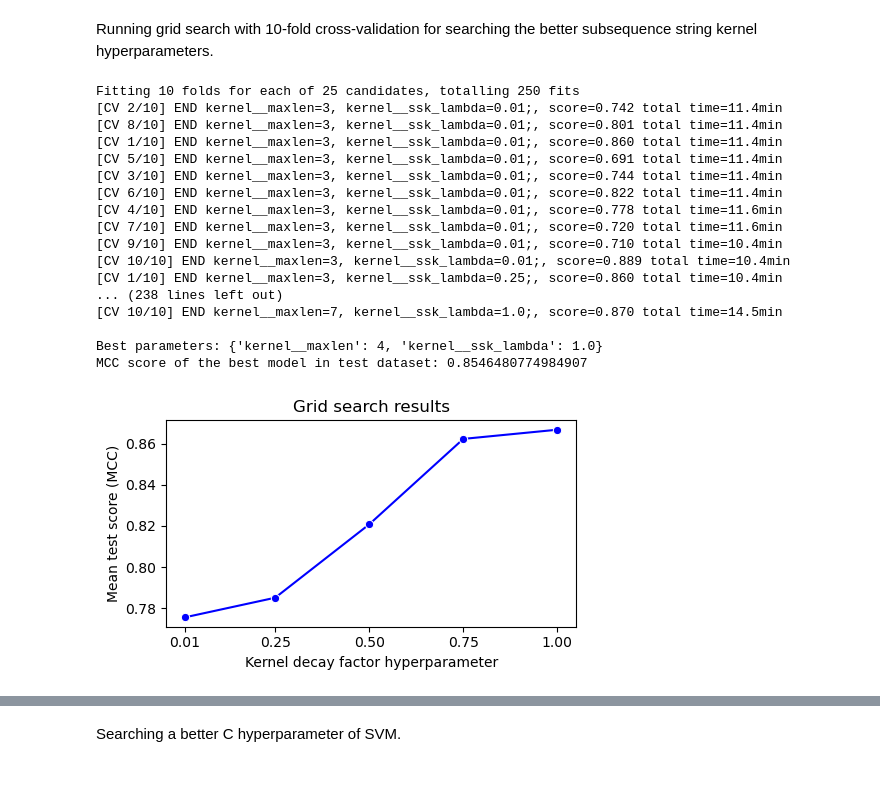
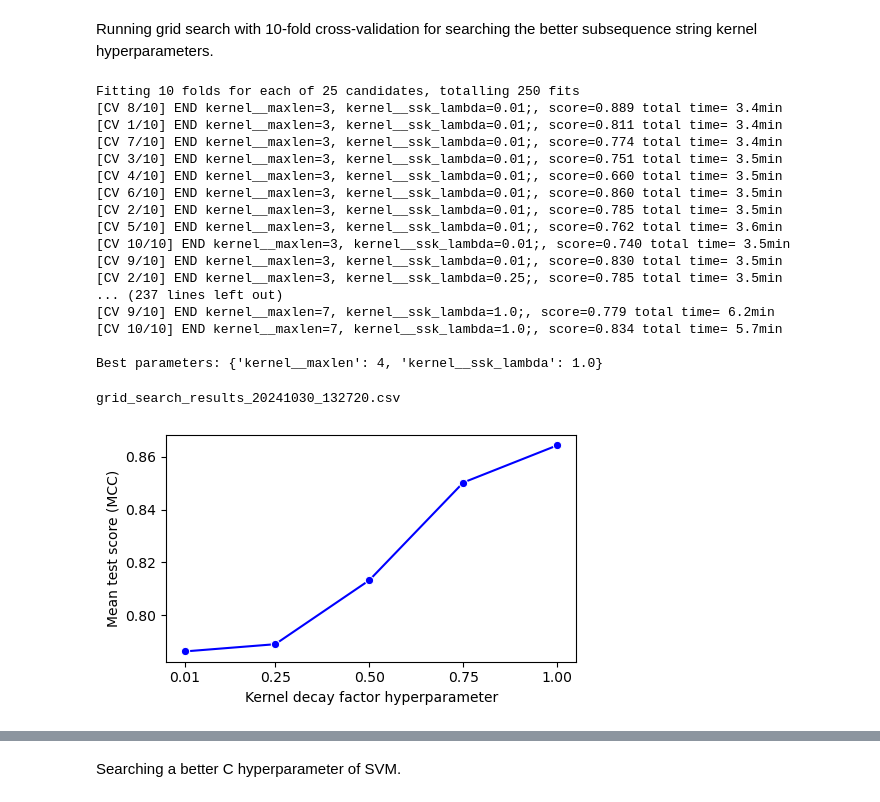
Before and after one commit to denilsonfbar/EPB-24, a Jupyter notebook: AMP_peptides_classification.ipynb, the cells around one changed output, grey strips where cells are left out. Saved outputs shown, nothing was run; the diff lists cells and outputs as text; code cells hidden in the pictures.

```diff
--- a/AMP_peptides_classification.ipynb
+++ b/AMP_peptides_classification.ipynb
@@ -217,23 +210,11 @@ grid_search = GridSearchCV(estimator=clf,
                            verbose=3)
 
 # fit the model to the training data
-grid_search.fit(X_train, y_train)
+grid_search.fit(X_train_sampled, y_train_sampled)
 
 # get the best parameters
 best_params = grid_search.best_params_
-
-# get the best trained model
-best_model = grid_search.best_estimator_
-
-# make predictions using the best model
-predictions = best_model.predict(X_test)
-
-# calculate MCC score
-MCC_score = matthews_corrcoef(y_test, predictions)
-
-# print the results
 print("\nBest parameters:", best_params)
-print("MCC score of the best model in test dataset:", MCC_score)
 
 # save all grid search results to a CSV file with current date and time
 current_time = datetime.now().strftime("%Y%m%d_%H%M%S")
@@ -242,36 +223,37 @@ results_df = pd.DataFrame(grid_search.cv_results_)
 results_df.to_csv(filename_grid_1, index=False)
 # %% [output]
 Fitting 10 folds for each of 25 candidates, totalling 250 fits
-[CV 2/10] END kernel__maxlen=3, kernel__ssk_lambda=0.01;, score=0.742 total time=11.4min
-[CV 8/10] END kernel__maxlen=3, kernel__ssk_lambda=0.01;, score=0.801 total time=11.4min
-[CV 1/10] END kernel__maxlen=3, kernel__ssk_lambda=0.01;, score=0.860 total time=11.4min
-[CV 5/10] END kernel__maxlen=3, kernel__ssk_lambda=0.01;, score=0.691 total time=11.4min
-[CV 3/10] END kernel__maxlen=3, kernel__ssk_lambda=0.01;, score=0.744 total time=11.4min
-[CV 6/10] END kernel__maxlen=3, kernel__ssk_lambda=0.01;, score=0.822 total time=11.4min
-[CV 4/10] END kernel__maxlen=3, kernel__ssk_lambda=0.01;, score=0.778 total time=11.6min
-[CV 7/10] END kernel__maxlen=3, kernel__ssk_lambda=0.01;, score=0.720 total time=11.6min
-[CV 9/10] END kernel__maxlen=3, kernel__ssk_lambda=0.01;, score=0.710 total time=10.4min
-[CV 10/10] END kernel__maxlen=3, kernel__ssk_lambda=0.01;, score=0.889 total time=10.4min
-[CV 1/10] END kernel__maxlen=3, kernel__ssk_lambda=0.25;, score=0.860 total time=10.4min
-... (238 lines left out)
-[CV 10/10] END kernel__maxlen=7, kernel__ssk_lambda=1.0;, score=0.870 total time=14.5min
+[CV 8/10] END kernel__maxlen=3, kernel__ssk_lambda=0.01;, score=0.889 total time= 3.4min
+[CV 1/10] END kernel__maxlen=3, kernel__ssk_lambda=0.01;, score=0.811 total time= 3.4min
+[CV 7/10] END kernel__maxlen=3, kernel__ssk_lambda=0.01;, score=0.774 total time= 3.4min
+[CV 3/10] END kernel__maxlen=3, kernel__ssk_lambda=0.01;, score=0.751 total time= 3.5min
+[CV 4/10] END kernel__maxlen=3, kernel__ssk_lambda=0.01;, score=0.660 total time= 3.5min
+[CV 6/10] END kernel__maxlen=3, kernel__ssk_lambda=0.01;, score=0.860 total time= 3.5min
+[CV 2/10] END kernel__maxlen=3, kernel__ssk_lambda=0.01;, score=0.785 total time= 3.5min
+[CV 5/10] END kernel__maxlen=3, kernel__ssk_lambda=0.01;, score=0.762 total time= 3.6min
+[CV 10/10] END kernel__maxlen=3, kernel__ssk_lambda=0.01;, score=0.740 total time= 3.5min
+[CV 9/10] END kernel__maxlen=3, kernel__ssk_lambda=0.01;, score=0.830 total time= 3.5min
+[CV 2/10] END kernel__maxlen=3, kernel__ssk_lambda=0.25;, score=0.785 total time= 3.5min
+... (237 lines left out)
+[CV 9/10] END kernel__maxlen=7, kernel__ssk_lambda=1.0;, score=0.779 total time= 6.2min
+[CV 10/10] END kernel__maxlen=7, kernel__ssk_lambda=1.0;, score=0.834 total time= 5.7min
 
 Best parameters: {'kernel__maxlen': 4, 'kernel__ssk_lambda': 1.0}
-MCC score of the best model in test dataset: 0.8546480774984907
 # %%
+print(filename_grid_1)
 grid_1_results_df = pd.read_csv(filename_grid_1)
 grid_1_results_df = grid_1_results_df[grid_1_results_df['param_kernel__maxlen'] == 4]
 
 plt.figure(figsize=(5, 3))
 sns.lineplot(x='param_kernel__ssk_lambda', y='mean_test_score', data=grid_1_results_df, marker='o', color='b')
 plt.xticks(ticks=grid_1_results_df['param_kernel__ssk_lambda'].unique())
 plt.xlabel('Kernel decay factor hyperparameter')
 plt.ylabel('Mean test score (MCC)')
-plt.title('Grid search results')
 plt.tight_layout()
 plt.show()
 # %% [output]
+grid_search_results_20241030_132720.csv
-[figure, old version]
+[figure, new version]
 # %%
 # create a support vector classifier with the kernel
 clf = SVC(kernel=subsequence_kernel)
```
Also changed, not shown: parts of 28 cells of this notebook, 4 other files.
